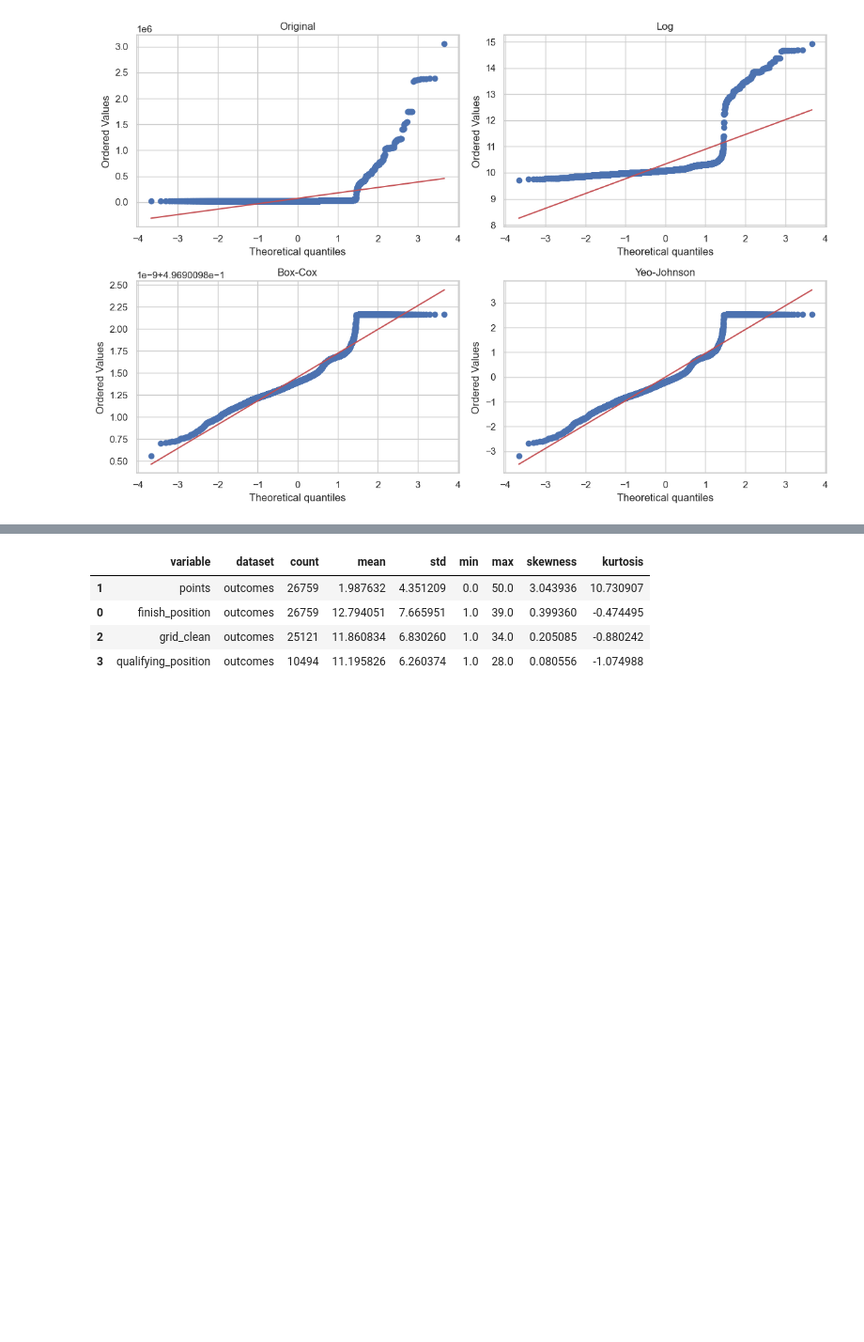
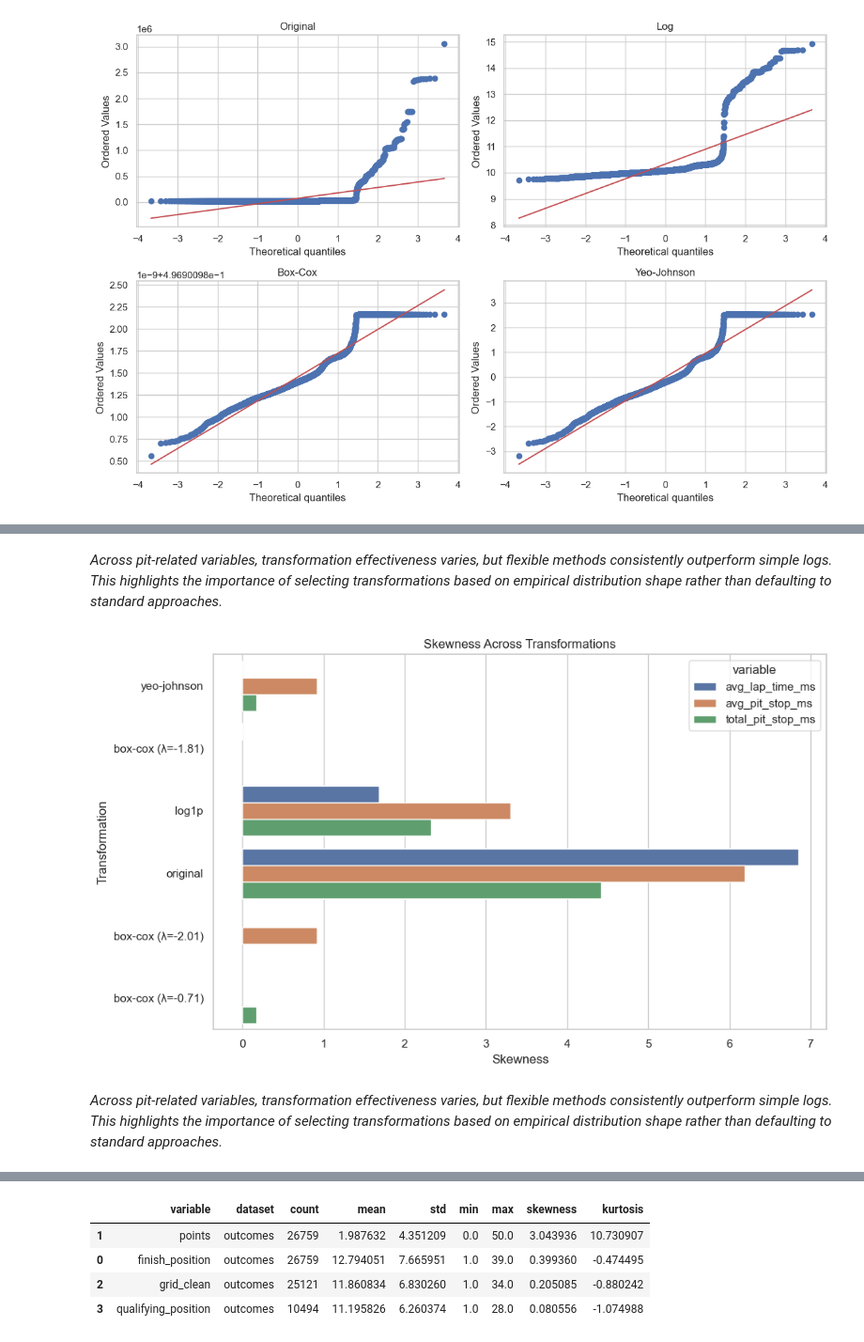
Before and after one commit to blackpaigestone/f1-worldchamp, a Jupyter notebook: 05_distribution_shape_and_dimensionality.ipynb, the cells around one changed output, grey strips where cells are left out. Shown at 94% size. Cells and saved outputs as stored; diff of their text form; code cells hidden in the pictures; blank space fills up the shorter version.

```diff
--- a/05_distribution_shape_and_dimensionality.ipynb
+++ b/05_distribution_shape_and_dimensionality.ipynb
@@ -490,0 +596,20 @@ lap_transform_summary
+# %% [markdown]
+*Across pit-related variables, transformation effectiveness varies, but flexible methods consistently outperform simple logs. This highlights the importance of selecting transformations based on empirical distribution shape rather than defaulting to standard approaches.*
+# %%
+plt.figure(figsize=(10, 6))
+sns.barplot(
+    data=transform_decision,
+    x="skewness",
+    y="transform",
+    hue="variable"
+)
+plt.title("Skewness Across Transformations")
+plt.xlabel("Skewness")
+plt.ylabel("Transformation")
+plt.tight_layout()
+plt.savefig(os.path.join(FIG_DIR, "12_transformation_skewness_comparison.png"), dpi=300, bbox_inches="tight")
+plt.show()
+# %% [output]
+[figure, added]
+# %% [markdown]
+*Across pit-related variables, transformation effectiveness varies, but flexible methods consistently outperform simple logs. This highlights the importance of selecting transformations based on empirical distribution shape rather than defaulting to standard approaches.*
```
Also changed, not shown: parts of 61 cells of this notebook, 34 other files.
